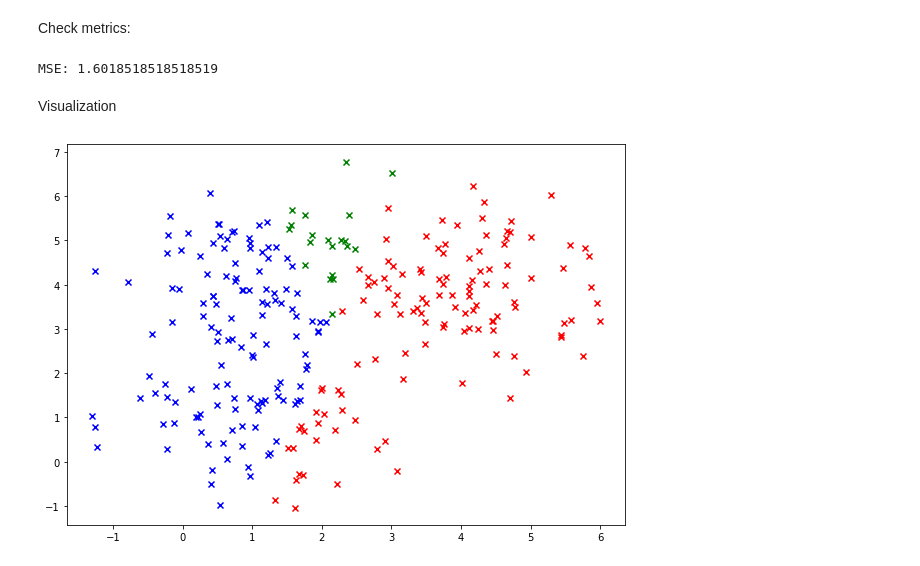
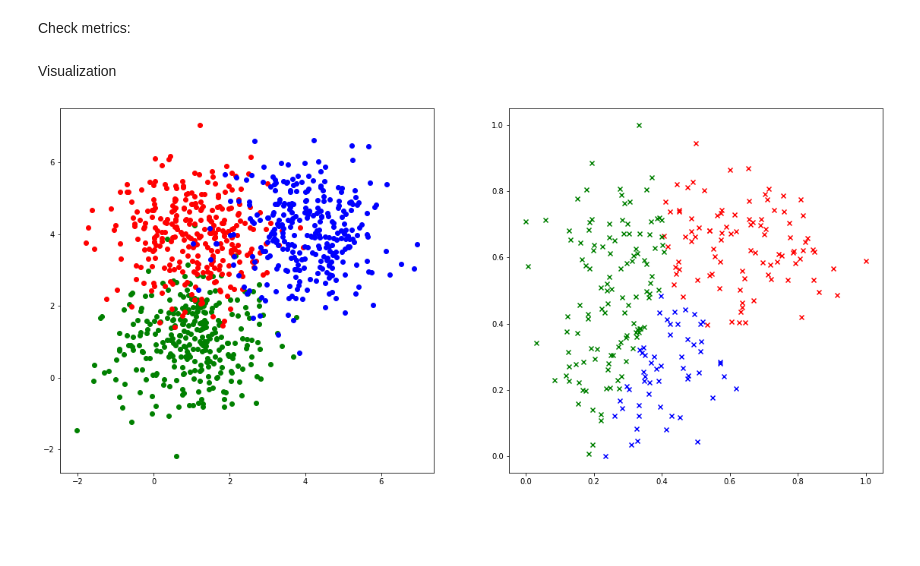
Before and after one commit to Leon-Parepko/ML-Study, a Jupyter notebook: Linear Models/Logistic_Reg_Test.ipynb, the cells around one changed output. Drawn from its saved outputs; the diff is of its cells as text; code cells hidden in the pictures; blank space fills up the shorter version.

```diff
--- a/Linear Models/Logistic_Reg_Test.ipynb
+++ b/Linear Models/Logistic_Reg_Test.ipynb
@@ -51,45 +52,47 @@ Split in train and test:
 # %%
 from sklearn import preprocessing
 
-X_train, X_test, Y_train, Y_test = train_test_split(X, Y, train_size=0.7)
+X_train, X_test, Y_train, Y_test_ = train_test_split(X, Y, train_size=0.7)
 
-X_train = X_train.reshape(X_train.shape[0], 2)
+X_train = preprocessing.minmax_scale(X_train.reshape(X_train.shape[0], 2), axis=0)
 Y_train = preprocessing.minmax_scale(Y_train.reshape(Y_train.shape[0], 1), axis=0)
-X_test = X_test.reshape(X_test.shape[0], 2)
-Y_test = preprocessing.minmax_scale(Y_test.reshape(Y_test.shape[0], 1), axis=0)
+X_test = preprocessing.minmax_scale(X_test.reshape(X_test.shape[0], 2), axis=0)
+Y_test = preprocessing.minmax_scale(Y_test_.reshape(Y_test_.shape[0], 1), axis=0)
 # %% [markdown]
 Create, configure and train the model
 # %%
 lr = LogisticRegression()
 lr.fit(X_train, Y_train, 3)
-lr.train(lr=0.01, iter=100, L1=0.5, L2=0.1)
+lr.train(lr=0.001, iter=1, L1=0.1, L2=0.1)
 # %% [markdown]
 Check metrics:
 # %%
 predictions = np.argmax(lr.predict(X_test), axis=1)
-print(f"MSE: {mse(Y_test, predictions)}")
+print(f"MSE: {mse(preprocessing.minmax_scale(predictions), Y_test_)}")
-# %% [output]
-MSE: 1.6018518518518519
 # %% [markdown]
 Visualization
 # %%
-plt.figure(figsize=(10, 7))
-#
-# plt.scatter(X_1[:, 0], X_1[:, 1], marker='o', c='g')
-# plt.scatter(X_2[:, 0], X_2[:, 1], marker='o', c='r')
-# plt.scatter(X_3[:, 0], X_3[:, 1], marker='o', c='b')
+plt.figure(figsize=(30, 30))
+
+
+input_plt = plt.subplot2grid((3, 3), (0, 0))
+out_plt = plt.subplot2grid((3, 3), (0, 1))
+
+input_plt.scatter(X_1[:, 0], X_1[:, 1], marker='o', c='g')
+input_plt.scatter(X_2[:, 0], X_2[:, 1], marker='o', c='r')
+input_plt.scatter(X_3[:, 0], X_3[:, 1], marker='o', c='b')
 
 i = 0
 for point in X_test:
     if predictions[i] == 0:
-        plt.scatter(point[0], point[1], marker='x', c='green')
+        out_plt.scatter(point[0], point[1], marker='x', c='red')
     elif predictions[i] == 1:
-        plt.scatter(point[0], point[1], marker='x', c='red')
+        out_plt.scatter(point[0], point[1], marker='x', c='green')
     elif predictions[i] == 2:
-        plt.scatter(point[0], point[1], marker='x', c='blue')
+        out_plt.scatter(point[0], point[1], marker='x', c='blue')
 
     i += 1
 
 plt.show()
 # %% [output]
-[figure, old version]
+[figure, new version]
```
Also changed, not shown: parts of 3 cells of this notebook, 6 other files.
